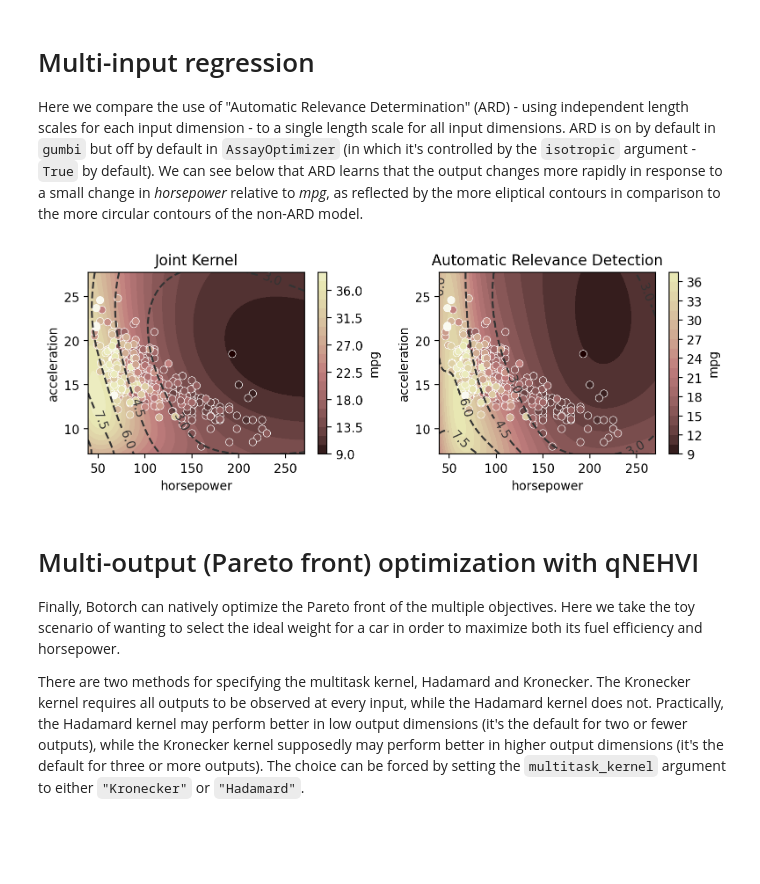
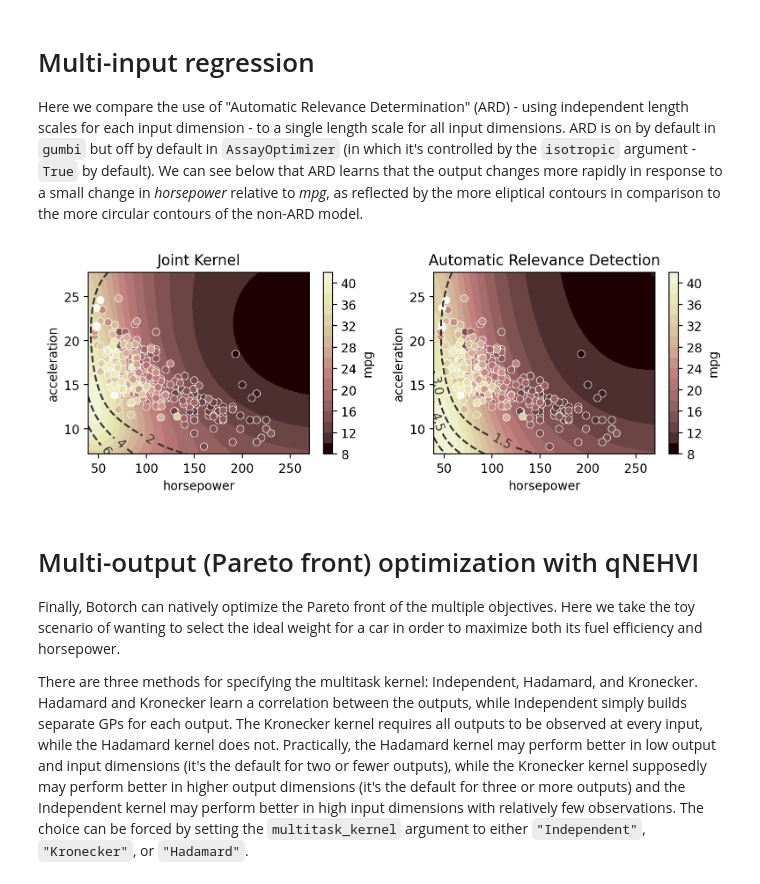
Before and after one commit to JohnGoertz/Gumbi, a Jupyter notebook: docs/source/notebooks/examples/Cars_Dataset_Botorch.ipynb, the cells around one changed output. Drawn from its saved outputs; the diff is of its cells as text; code cells hidden in the pictures; blank space fills up the shorter version.

```diff
--- a/docs/source/notebooks/examples/Cars_Dataset_Botorch.ipynb
+++ b/docs/source/notebooks/examples/Cars_Dataset_Botorch.ipynb
@@ -115,0 +121,42 @@ sns.pairplot(
+# %%
+gp = GP(ds)
+
+# multitask_kernels = ['Independent', 'Hadamard', 'Kronecker']
+gp.fit(outputs=['mpg', 'acceleration'], continuous_dims=['horsepower', 'weight'], multitask_kernel='Hadamard');
+
+XY = gp.prepare_grid()
+Z = gp.predict_grid(with_noise=False)
+
+X = XY["horsepower"]
+Y = XY["weight"]
+
+axs = plt.subplots(2,1, figsize=(6, 8))[1]
+for ax, output in zip(axs, gp.outputs):
+    z = Z.get(output)
+    μ = z.μ
+    σ = z.dist.std()
+    norm = plt.Normalize(μ.min(), μ.max())
+
+    plt.sca(ax)
+    pp = gmb.ParrayPlotter(X, Y, z)
+    pp(plt.contourf, levels=20, cmap="pink", norm=norm)
+    pp.colorbar(ax=ax)
+
+    cs = ax.contour(
+        X.values(), Y.values(), σ, levels=4, colors="0.2", linestyles="--"
+    )
+    ax.clabel(cs)
+
+    sns.scatterplot(
+        data=cars,
+        x="horsepower",
+        y="weight",
+        hue=output,
+        palette="pink",
+        hue_norm=norm,
+        ax=ax,
+    )
+    ax.legend().remove()
+
+    # title = "Automatic Relevance Detection" if ard else "Joint Kernel"
+    # ax.set_title(title)
@@ -156,42 +205,42 @@ for ax, ard in zip(axs, [False, True]):
     XY = gp.prepare_grid()
     X = XY["horsepower"]
     Y = XY["acceleration"]
-    z = gp.predict_grid()
+    z = gp.predict_grid(with_noise=False)
     μ = z.μ
     σ = z.dist.std()
 
     plt.sca(ax)
     pp = gmb.ParrayPlotter(X, Y, z)
     pp(plt.contourf, levels=20, cmap="pink", norm=norm)
     pp.colorbar(ax=ax)
 
     cs = ax.contour(
         X.values(), Y.values(), σ, levels=4, colors="0.2", linestyles="--"
     )
     ax.clabel(cs)
 
     sns.scatterplot(
         data=cars,
         x="horsepower",
         y="acceleration",
         hue="mpg",
         palette="pink",
         hue_norm=norm,
         ax=ax,
     )
     ax.legend().remove()
 
     title = "Automatic Relevance Detection" if ard else "Joint Kernel"
     ax.set_title(title)
 
 plt.tight_layout()
 # %% [output]
-[figure, old version]
+[figure, new version]
 # %% [markdown]
 # Multi-output (Pareto front) optimization with qNEHVI
 
 Finally, Botorch can natively optimize the Pareto front of the multiple objectives. Here we take the toy scenario of wanting to select the ideal weight for a car in order to maximize both its fuel efficiency and horsepower.
 
-There are two methods for specifying the multitask kernel, Hadamard and Kronecker. The Kronecker kernel requires all outputs to be observed at every input, while the Hadamard kernel does not. Practically, the Hadamard kernel may perform better in low output dimensions (it's the default for two or fewer outputs), while the Kronecker kernel supposedly may perform better in higher output dimensions (it's the default for three or more outputs). The choice can be forced by setting the `multitask_kernel` argument to either `"Kronecker"` or `"Hadamard"`.
+There are three methods for specifying the multitask kernel: Independent, Hadamard, and Kronecker. Hadamard and Kronecker learn a correlation between the outputs, while Independent simply builds separate GPs for each output. The Kronecker kernel requires all outputs to be observed at every input, while the Hadamard kernel does not. Practically, the Hadamard kernel may perform better in low output and input dimensions (it's the default for two or fewer outputs), while the Kronecker kernel supposedly may perform better in higher output dimensions (it's the default for three or more outputs) and the Independent kernel may perform better in high input dimensions with relatively few observations. The choice can be forced by setting the `multitask_kernel` argument to either `"Independent"`, `"Kronecker"`, or `"Hadamard"`.
 # %%
 import time
```
Also changed, not shown: parts of 7 cells of this notebook, 1 other file.
